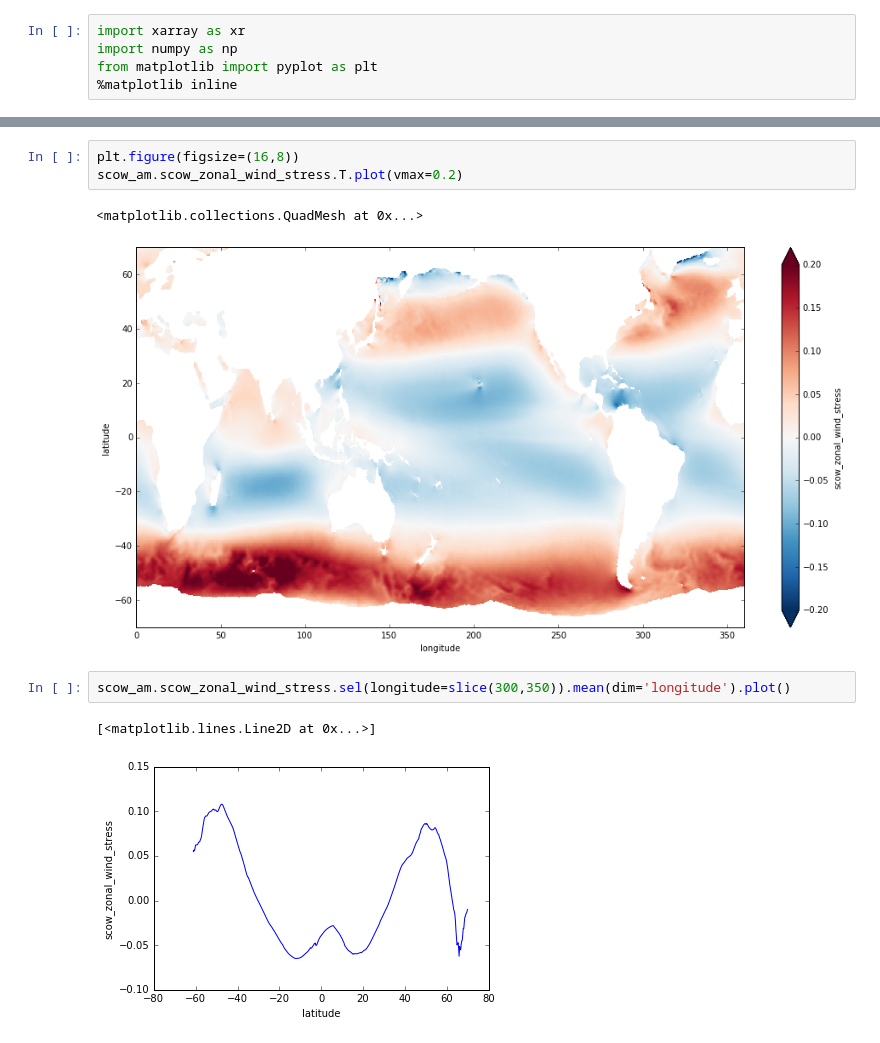
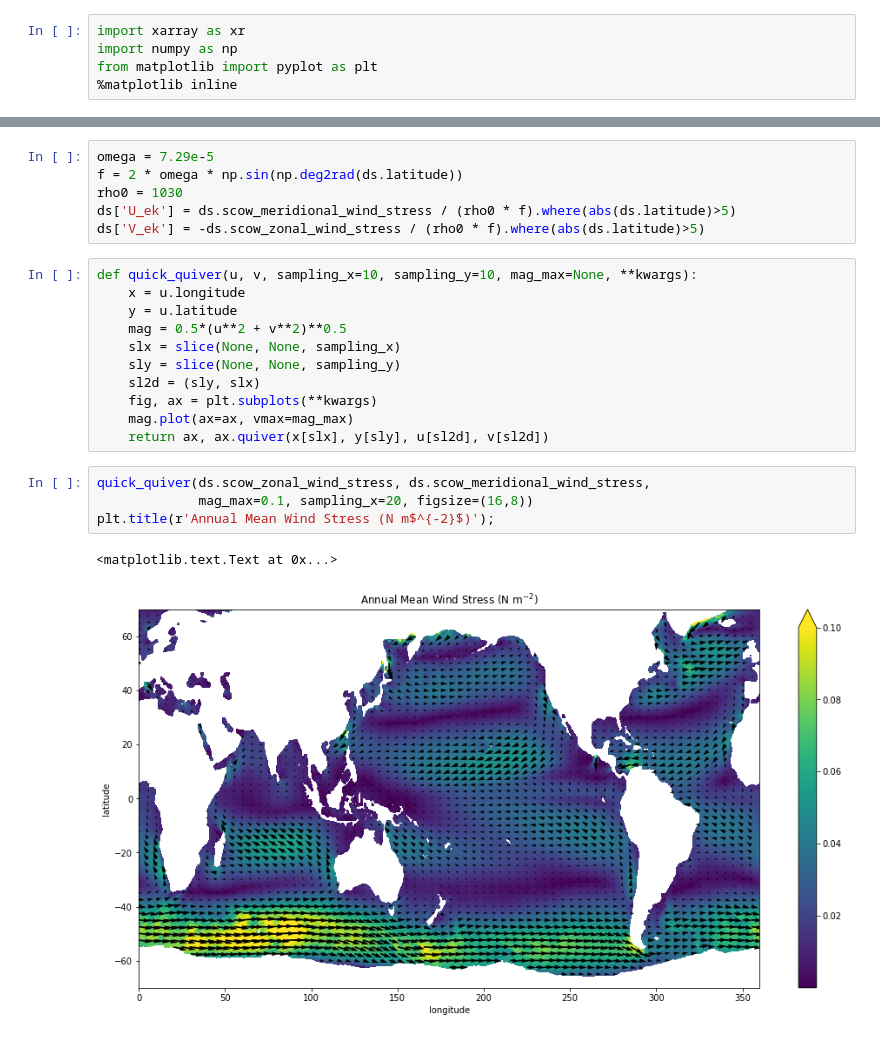
Before and after one commit to rabernat/intro_to_physical_oceanography, a Jupyter notebook: lectures/06_wind_forcing.ipynb, the cells around one changed output, grey strips where cells are left out. Cells and saved outputs as stored; diff of their text form.

```diff
--- a/lectures/06_wind_forcing.ipynb
+++ b/lectures/06_wind_forcing.ipynb
@@ -52,11 +133,24 @@ Data variables:
-# %%
-plt.figure(figsize=(16,8))
-scow_am.scow_zonal_wind_stress.T.plot(vmax=0.2)
-# %% [output]
-<matplotlib.collections.QuadMesh at 0x...>
-[figure, removed]
-# %%
-scow_am.scow_zonal_wind_stress.sel(longitude=slice(300,350)).mean(dim='longitude').plot()
-# %% [output]
-[<matplotlib.lines.Line2D at 0x...>]
-[figure, removed]
+# %%
+omega = 7.29e-5
+f = 2 * omega * np.sin(np.deg2rad(ds.latitude))
+rho0 = 1030
+ds['U_ek'] = ds.scow_meridional_wind_stress / (rho0 * f).where(abs(ds.latitude)>5)
+ds['V_ek'] = -ds.scow_zonal_wind_stress / (rho0 * f).where(abs(ds.latitude)>5)
+# %%
+def quick_quiver(u, v, sampling_x=10, sampling_y=10, mag_max=None, **kwargs):
+    x = u.longitude
+    y = u.latitude
+    mag = 0.5*(u**2 + v**2)**0.5
+    slx = slice(None, None, sampling_x)
+    sly = slice(None, None, sampling_y)
+    sl2d = (sly, slx)
+    fig, ax = plt.subplots(**kwargs)
+    mag.plot(ax=ax, vmax=mag_max)
+    return ax, ax.quiver(x[slx], y[sly], u[sl2d], v[sl2d])
+# %%
+quick_quiver(ds.scow_zonal_wind_stress, ds.scow_meridional_wind_stress,
+             mag_max=0.1, sampling_x=20, figsize=(16,8))
+plt.title(r'Annual Mean Wind Stress (N m$^{-2}$)');
+# %% [output]
+<matplotlib.text.Text at 0x...>
+[figure, added]
```
Also changed, not shown: parts of 17 cells of this notebook, 1 other file.
